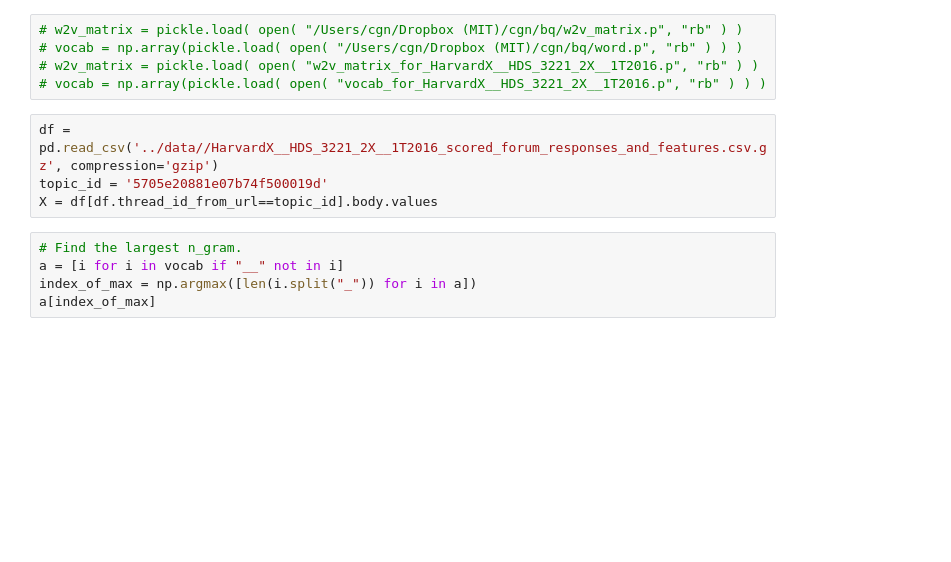
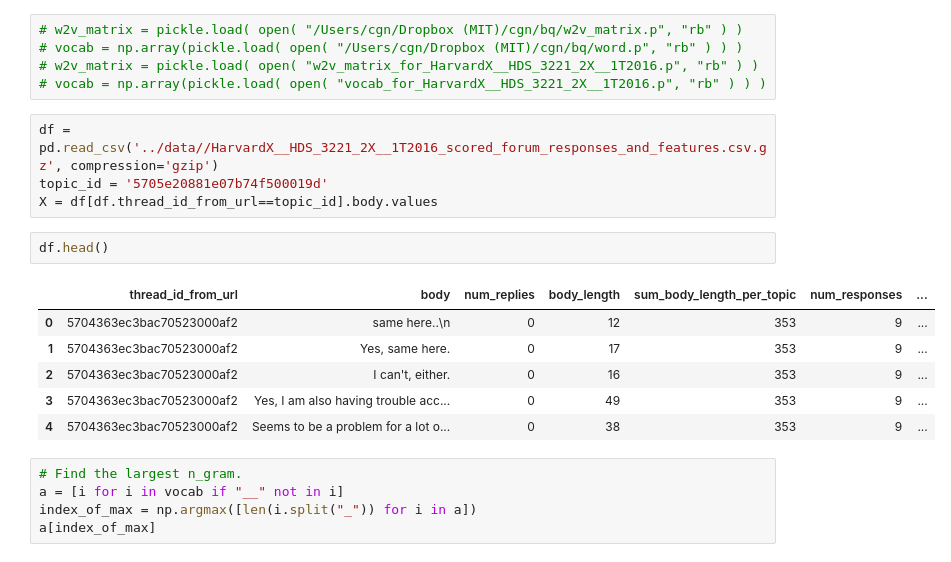
Before and after one commit to cgnorthcutt/forum-diversification, a Jupyter notebook: clustering_analysis/16_11_17_edx_forum_w2v_clustering.ipynb, the cells around one changed output. Saved outputs shown, nothing was run; the diff lists cells and outputs as text; blank space fills up the shorter version.

```diff
--- a/clustering_analysis/16_11_17_edx_forum_w2v_clustering.ipynb
+++ b/clustering_analysis/16_11_17_edx_forum_w2v_clustering.ipynb
@@ -73,6 +73,15 @@ def genWord2VecCommentEmbedding(w2v_model, comments_array, bigrams=True, verbose
 df = pd.read_csv('../data//HarvardX__HDS_3221_2X__1T2016_scored_forum_responses_and_features.csv.gz', compression='gzip')
 topic_id = '5705e20881e07b74f500019d'
 X = df[df.thread_id_from_url==topic_id].body.values
+# %%
+df.head()
+# %% [output]
+|  | thread_id_from_url | body | num_replies | body_length | sum_body_length_per_topic | num_responses | ... |
+| 0 | 5704363ec3bac70523000af2 | same here..\n | 0 | 12 | 353 | 9 | ... |
+| 1 | 5704363ec3bac70523000af2 | Yes, same here. | 0 | 17 | 353 | 9 | ... |
+| 2 | 5704363ec3bac70523000af2 | I can't, either. | 0 | 16 | 353 | 9 | ... |
+| 3 | 5704363ec3bac70523000af2 | Yes, I am also having trouble acc... | 0 | 49 | 353 | 9 | ... |
+| 4 | 5704363ec3bac70523000af2 | Seems to be a problem for a lot o... | 0 | 38 | 353 | 9 | ... |
 # %%
 # Find the largest n_gram.
 a = [i for i in vocab if "__" not in i]
```
Also changed, not shown: 1 other file.
